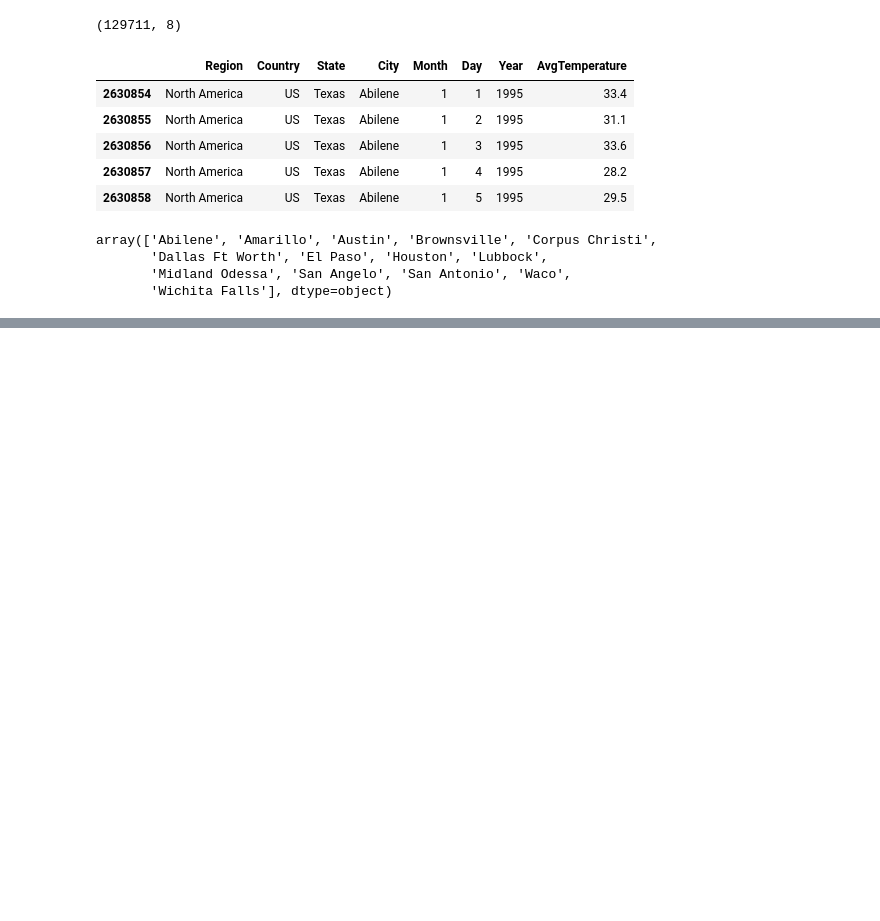
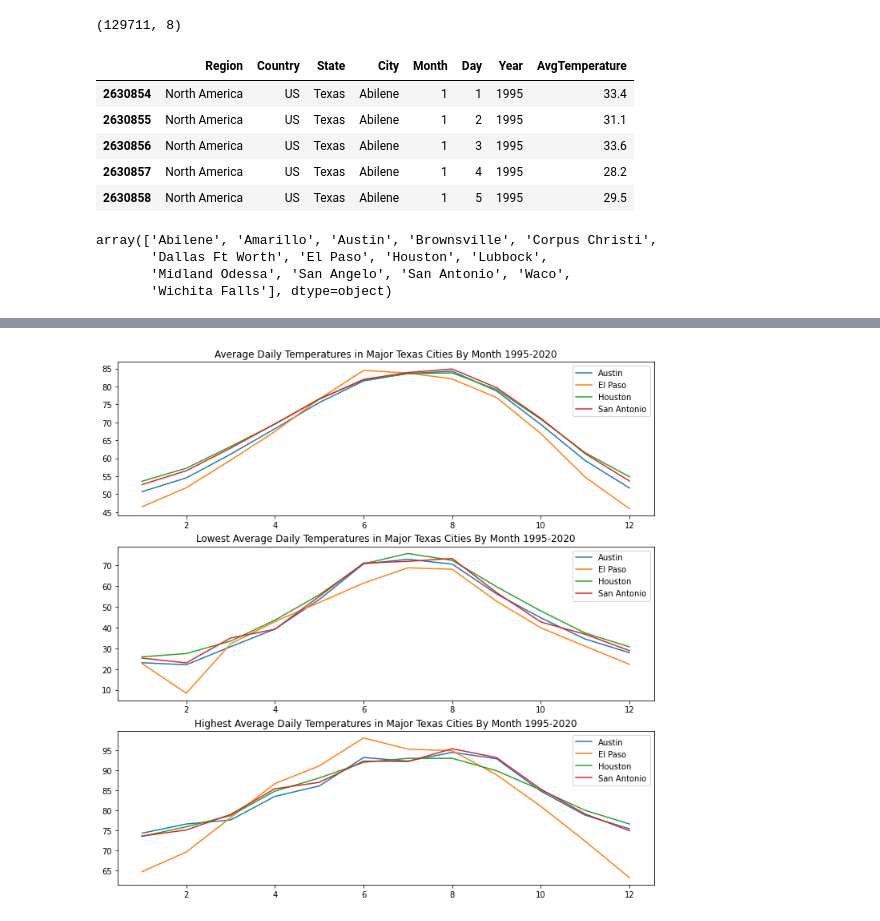
Before and after one commit to frankfeder/city-temps, a Jupyter notebook: temps_eda.ipynb, the cells around one changed output, grey strips where cells are left out. Cells and saved outputs as stored; diff of their text form; code cells hidden in the pictures; blank space fills up the shorter version.

```diff
--- a/temps_eda.ipynb
+++ b/temps_eda.ipynb
@@ -93,3 +141,27 @@ plt.show()
+# %%
+fig, (ax1, ax2, ax3) = plt.subplots(3, figsize=(12,12))
+
+for city in city_month_avg_temp["City"].unique():
+    plot_df = city_month_avg_temp[city_month_avg_temp["City"] == city]
+    ax1.plot(plot_df["Month"], plot_df["AvgTemperature"])
+ax1.legend(city_month_avg_temp["City"].unique())
+ax1.set(title ="Average Daily Temperatures in Major Texas Cities By Month 1995-2020")
+
+for city in city_month_avg_temp["City"].unique():
+    plot_df = city_month_avg_temp[city_month_avg_temp["City"] == city]
+    ax2.plot(plot_df["Month"], plot_df["MinAvgTemperature"])
+ax2.legend(city_month_avg_temp["City"].unique())
+ax2.set(title ="Lowest Average Daily Temperatures in Major Texas Cities By Month 1995-2020")
+
+for city in city_month_avg_temp["City"].unique():
+    plot_df = city_month_avg_temp[city_month_avg_temp["City"] == city]
+    ax3.plot(plot_df["Month"], plot_df["MaxAvgTemperature"])
+ax3.legend(city_month_avg_temp["City"].unique())
+ax3.set(title ="Highest Average Daily Temperatures in Major Texas Cities By Month 1995-2020")
+
+plt.show()
+# %% [output]
+[figure, added]
 # %%
 # Check if Corpus Christi has highest December avg temp
 city_month_avg_temp[city_month_avg_temp["Month"] == 12].sort_values(by="AvgTemperature", ascending = False)
```
Also changed, not shown: parts of 7 cells of this notebook.
